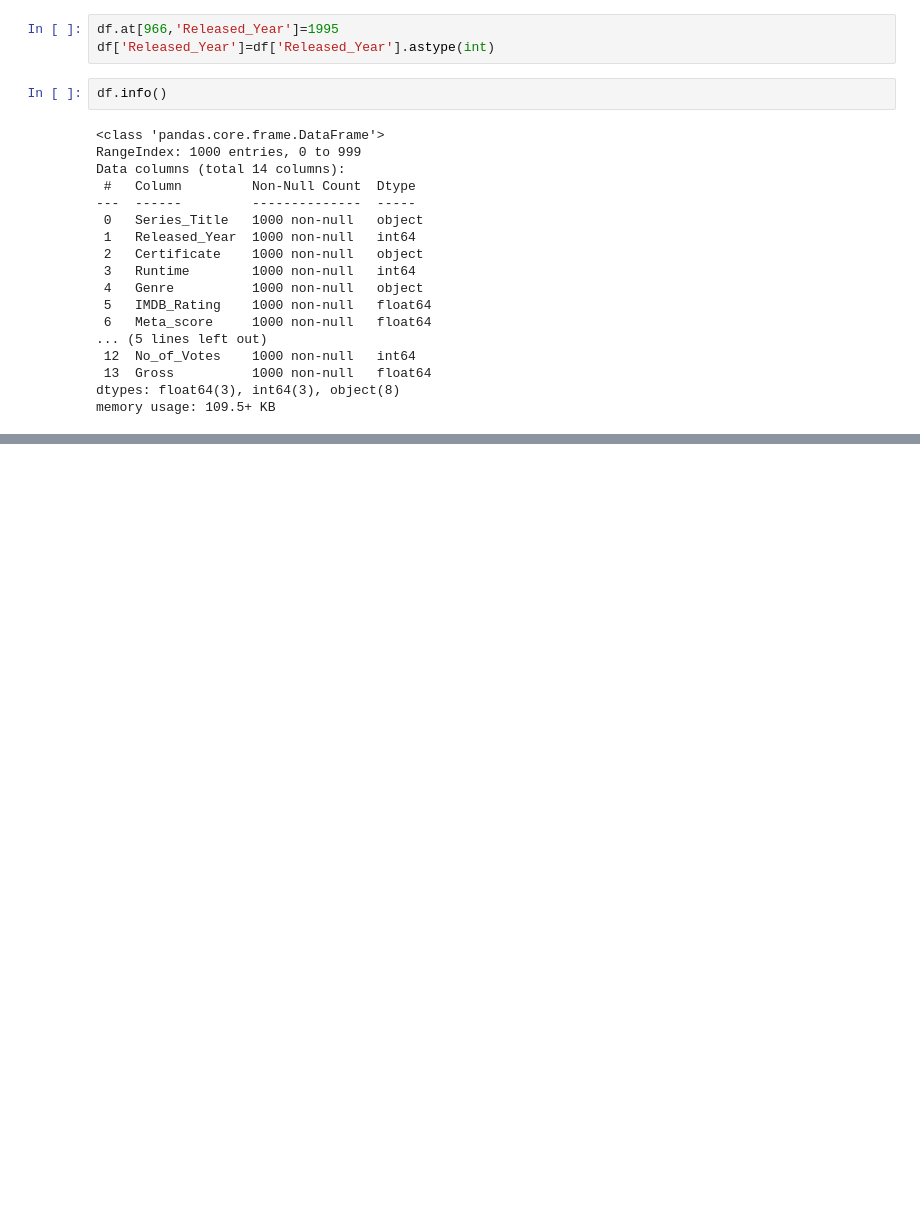
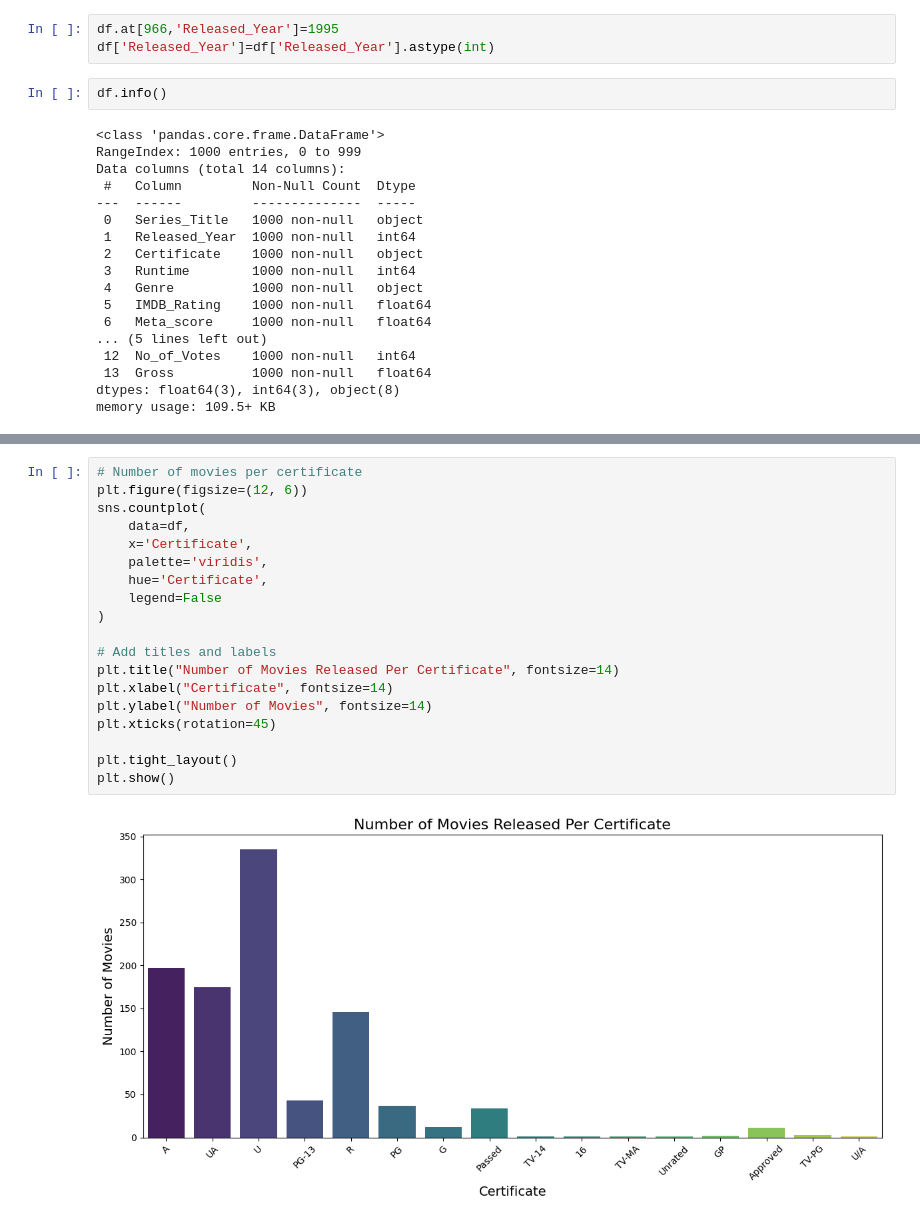
Before and after one commit to G-Bielokozowicz/IMBD-Top-1000-Analysis, a Jupyter notebook: main.ipynb, the cells around one changed output, grey strips where cells are left out. Drawn from its saved outputs; the diff is of its cells as text; blank space fills up the shorter version.

```diff
--- a/main.ipynb
+++ b/main.ipynb
@@ -108,0 +135,21 @@ memory usage: 109.5+ KB
+# %%
+# Number of movies per certificate
+plt.figure(figsize=(12, 6))
+sns.countplot(
+    data=df,
+    x='Certificate',
+    palette='viridis',
+    hue='Certificate',
+    legend=False
+)
+
+# Add titles and labels
+plt.title("Number of Movies Released Per Certificate", fontsize=14)
+plt.xlabel("Certificate", fontsize=14)
+plt.ylabel("Number of Movies", fontsize=14)
+plt.xticks(rotation=45)
+
+plt.tight_layout()
+plt.show()
+# %% [output]
+[figure, added]
```
Also changed, not shown: parts of 5 cells of this notebook.
